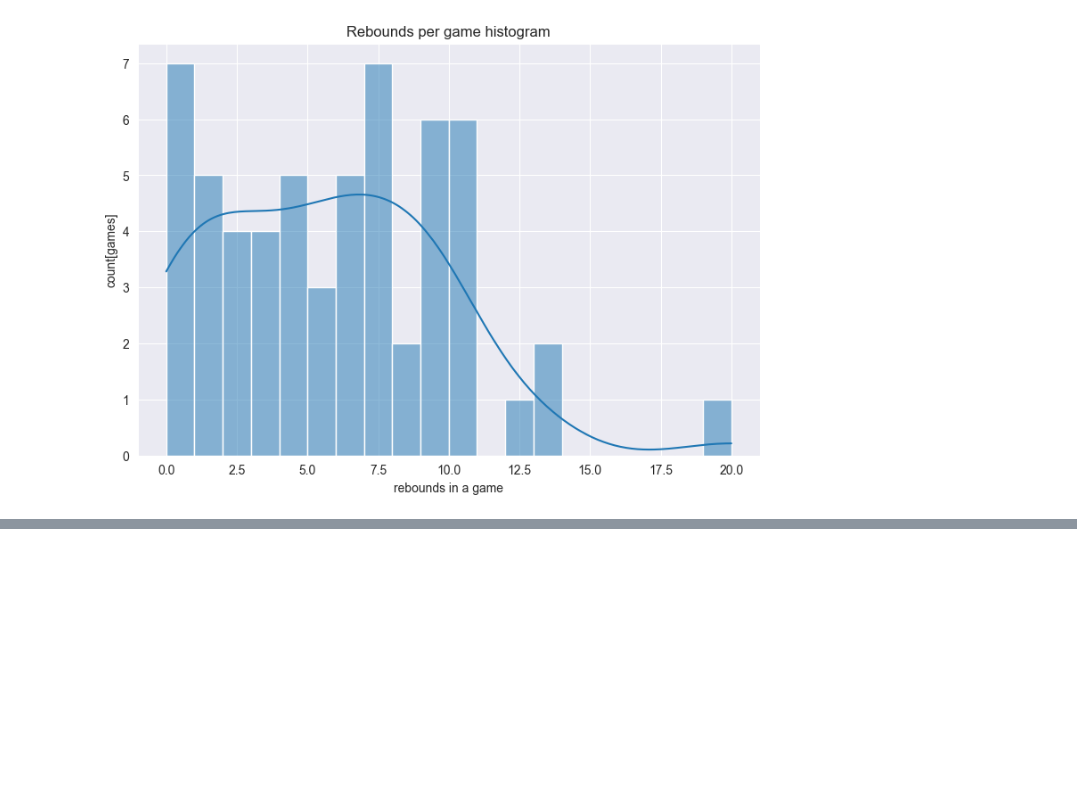
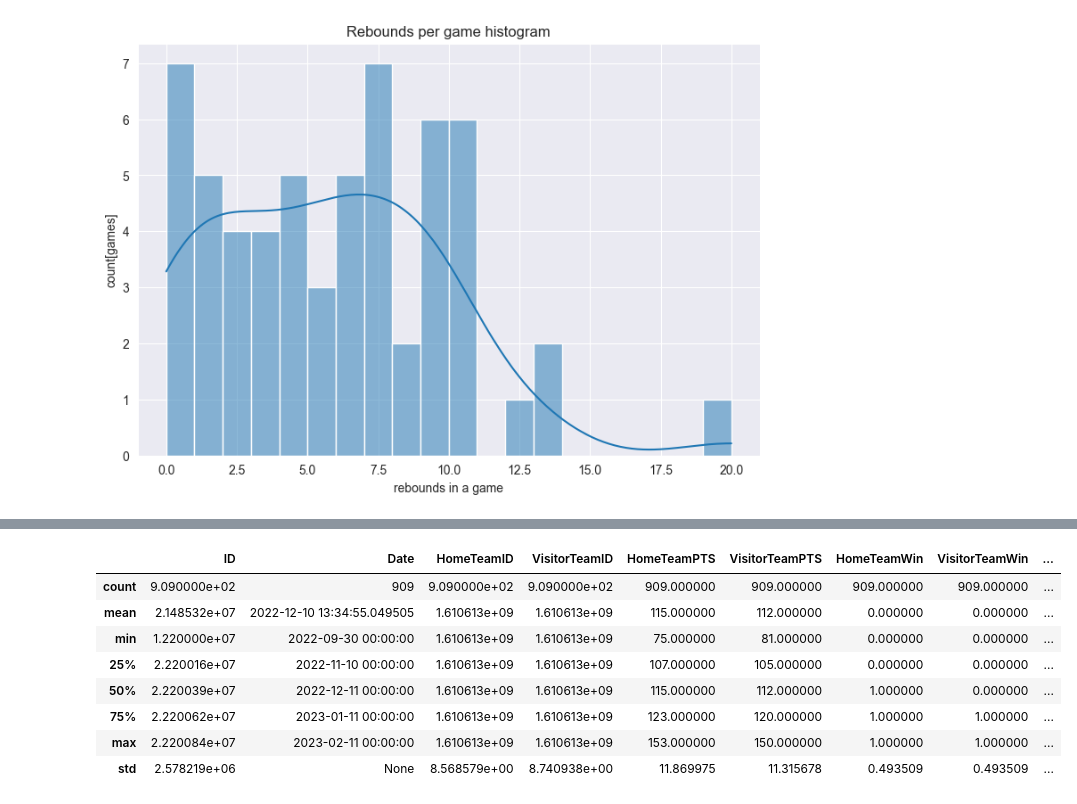
Before and after one commit to ShiriGilboa/BigDataProject, a Jupyter notebook: Data analysis/Big_data_Final_project_analysis.ipynb, the cells around one changed output, grey strips where cells are left out. Cells and saved outputs as stored; diff of their text form; code cells hidden in the pictures; blank space fills up the shorter version.

Commit message:
Including prediction

```diff
--- a/Data analysis/Big_data_Final_project_analysis.ipynb
+++ b/Data analysis/Big_data_Final_project_analysis.ipynb
@@ -1008,0 +1019,8 @@ plt.show(fig);
+# %%
+prediction_dataset = games.loc[:, ['ID', 'Date', 'HomeTeamID', 'VisitorTeamID']].copy()
+prediction_dataset = ps.merge(prediction_dataset, game_team_score[['GameID', 'TeamID', 'PTS']], left_on=['ID', 'HomeTeamID'], right_on=['GameID', 'TeamID']).drop(columns = ['GameID', 'TeamID']).rename(columns={"PTS": "HomeTeamPTS"})
+prediction_dataset = ps.merge(prediction_dataset, game_team_score[['GameID', 'TeamID', 'PTS']], left_on=['ID', 'VisitorTeamID'], right_on=['GameID', 'TeamID']).drop(columns = ['GameID', 'TeamID']).rename(columns={"PTS": "VisitorTeamPTS"})
+prediction_dataset['HomeTeamWin'] = prediction_dataset['HomeTeamPTS'] > prediction_dataset['VisitorTeamPTS']
+prediction_dataset['HomeTeamWin'] = prediction_dataset['HomeTeamWin'].astype(int)
+prediction_dataset['VisitorTeamWin'] = prediction_dataset['VisitorTeamPTS'] > prediction_dataset['HomeTeamPTS']
+prediction_dataset['VisitorTeamWin'] = prediction_dataset['VisitorTeamWin'].astype(int)
@@ -1008,0 +1091,3 @@ plt.show(fig);
+# %%
+prediction_dataset['HomeTeamAVGPTS'] = home_team_avg_points_far_list
+prediction_dataset['VisitorTeamAVGPTS'] = visitor_team_avg_points_so_far_list
@@ -1008,0 +1169,7 @@ plt.show(fig);
+# %%
+prediction_dataset['HomeTeamWins%'] = home_team_wins_so_far_list
+prediction_dataset['HomeTeam10GamesWins%'] = home_team_wins_10_last_games
+prediction_dataset['VisitorTeamWins%'] = visitor_team_wins_so_far_list
+prediction_dataset['VisitorTeam10GamesWins%'] = visitor_team_wins_10_last_games
+# %%
+prediction_dataset = prediction_dataset.to_spark()
@@ -1008,0 +1205,12 @@ plt.show(fig);
+# %%
+prediction_dataset.pandas_api().describe()
+# %% [output]
+|  | ID | Date | HomeTeamID | VisitorTeamID | HomeTeamPTS | VisitorTeamPTS | HomeTeamWin | VisitorTeamWin | ... |
+| count | 9.090000e+02 | 909 | 9.090000e+02 | 9.090000e+02 | 909.000000 | 909.000000 | 909.000000 | 909.000000 | ... |
+| mean | 2.148532e+07 | 2022-12-10 13:34:55.049505 | 1.610613e+09 | 1.610613e+09 | 115.000000 | 112.000000 | 0.000000 | 0.000000 | ... |
+| min | 1.220000e+07 | 2022-09-30 00:00:00 | 1.610613e+09 | 1.610613e+09 | 75.000000 | 81.000000 | 0.000000 | 0.000000 | ... |
+| 25% | 2.220016e+07 | 2022-11-10 00:00:00 | 1.610613e+09 | 1.610613e+09 | 107.000000 | 105.000000 | 0.000000 | 0.000000 | ... |
+| 50% | 2.220039e+07 | 2022-12-11 00:00:00 | 1.610613e+09 | 1.610613e+09 | 115.000000 | 112.000000 | 1.000000 | 0.000000 | ... |
+| 75% | 2.220062e+07 | 2023-01-11 00:00:00 | 1.610613e+09 | 1.610613e+09 | 123.000000 | 120.000000 | 1.000000 | 1.000000 | ... |
+| max | 2.220084e+07 | 2023-02-11 00:00:00 | 1.610613e+09 | 1.610613e+09 | 153.000000 | 150.000000 | 1.000000 | 1.000000 | ... |
+| std | 2.578219e+06 | None | 8.568579e+00 | 8.740938e+00 | 11.869975 | 11.315678 | 0.493509 | 0.493509 | ... |
```
Also changed, not shown: parts of 34 cells of this notebook.
